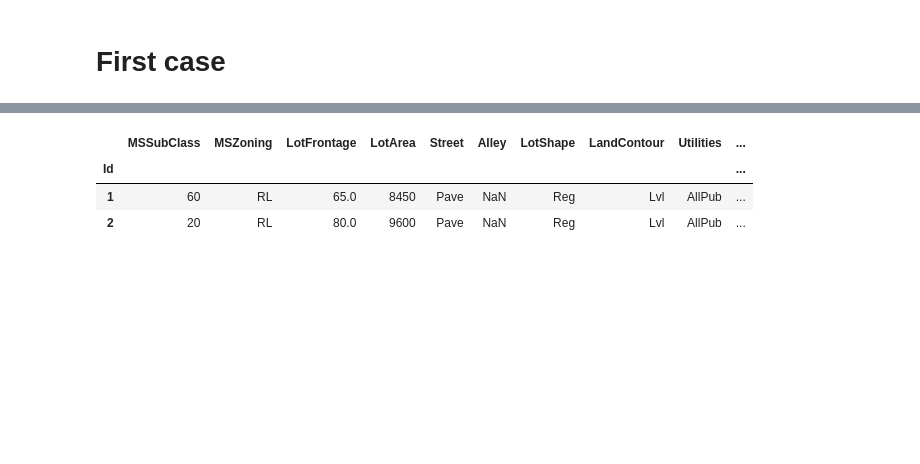
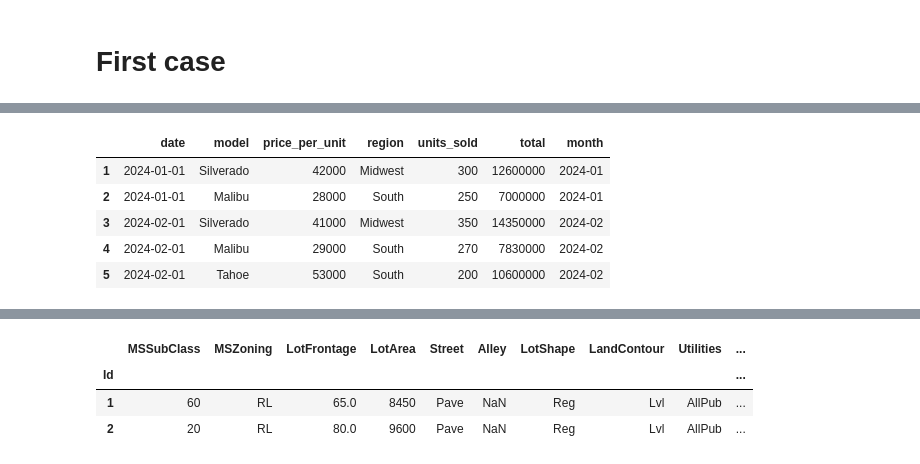
Before and after one commit to lohraspco/data-science, a Jupyter notebook: interview/pythonprep_data_science.ipynb, the cells around one changed output, grey strips where cells are left out. Drawn from its saved outputs; the diff is of its cells as text; code cells hidden in the pictures; blank space fills up the shorter version.

```diff
--- a/interview/pythonprep_data_science.ipynb
+++ b/interview/pythonprep_data_science.ipynb
@@ -4,3 +4,17 @@
 import pandas as pd
 import seaborn as sns
 import matplotlib.pyplot as plt
+# %%
+df = pd.read_clipboard()
+# %%
+cols_to_drop = [c for c in df.columns if "|" in c]
+df = df[df.columns.difference(cols_to_drop)]
+df = df.iloc[1:]
+# %%
+df["price_per_unit"] = df["price_per_unit"].astype(int)
+df["units_sold"] = df["units_sold"].astype(int)
+df["date"] = pd.to_datetime( df["date"])
+# %%
+# Average monthly units sold per region
+df["month"] = df["date"].dt.to_period("M")
+df.groupby(["month","region"], as_index=False)["units_sold"].mean()
@@ -6,0 +27,9 @@ import matplotlib.pyplot as plt
+# %%
+df.assign(total=df["price_per_unit"] * df["units_sold"])
+# %% [output]
+|  | date | model | price_per_unit | region | units_sold | total | month |
+| 1 | 2024-01-01 | Silverado | 42000 | Midwest | 300 | 12600000 | 2024-01 |
+| 2 | 2024-01-01 | Malibu | 28000 | South | 250 | 7000000 | 2024-01 |
+| 3 | 2024-02-01 | Silverado | 41000 | Midwest | 350 | 14350000 | 2024-02 |
+| 4 | 2024-02-01 | Malibu | 29000 | South | 270 | 7830000 | 2024-02 |
+| 5 | 2024-02-01 | Tahoe | 53000 | South | 200 | 10600000 | 2024-02 |
```
Also changed, not shown: parts of 4 cells of this notebook, 12 other files.
